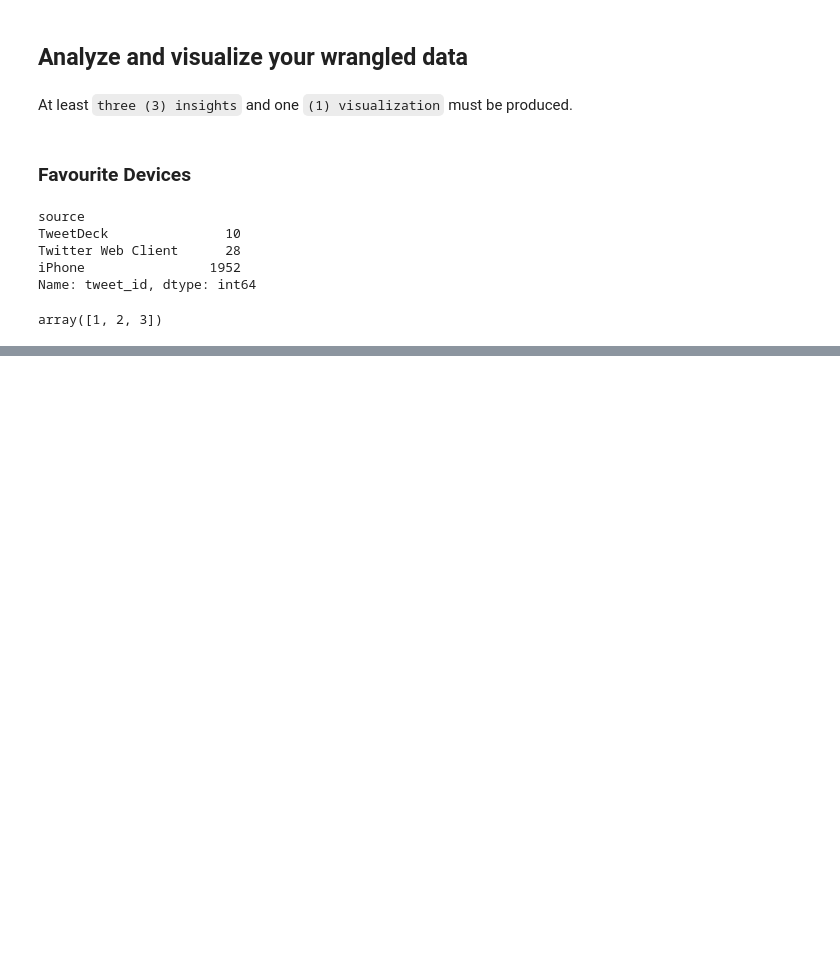
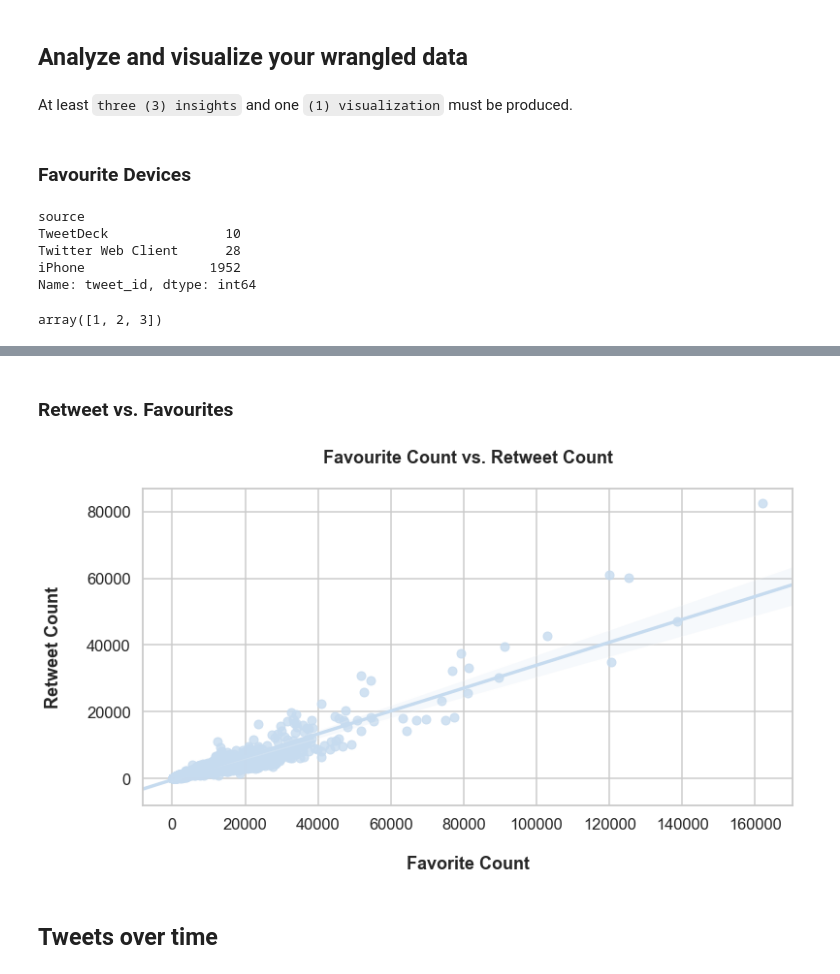
Before and after one commit to moosial/WrangleAndAnalyzeData, a Jupyter notebook: wrangle_act.ipynb, the cells around one changed output, grey strips where cells are left out. Saved outputs shown, nothing was run; the diff lists cells and outputs as text; code cells hidden in the pictures; blank space fills up the shorter version.

```diff
--- a/wrangle_act.ipynb
+++ b/wrangle_act.ipynb
@@ -1408,0 +1430,15 @@ autolabel(axis, ax)
+# %% [markdown]
+### Retweet vs.  Favourites
+# %%
+# scatter of favorite vs retweet count
+fig, ax = plt.subplots(figsize=(12, 6))
+sns.regplot( x="favorite_count", y="retweet_count", data=df, ax=ax)
+plt.title('Favourite Count vs. Retweet Count\n', fontsize=18, weight='bold')
+plt.xlabel('\nFavorite Count', weight='bold')
+plt.ylabel('Retweet Count\n', weight='bold');
+plt.savefig('retweet-vs-favourite.png')
+# %% [output]
+[figure, added]
+# %% [markdown]
+
+## Tweets over time
```
Also changed, not shown: parts of 23 cells of this notebook, 3 other files.
